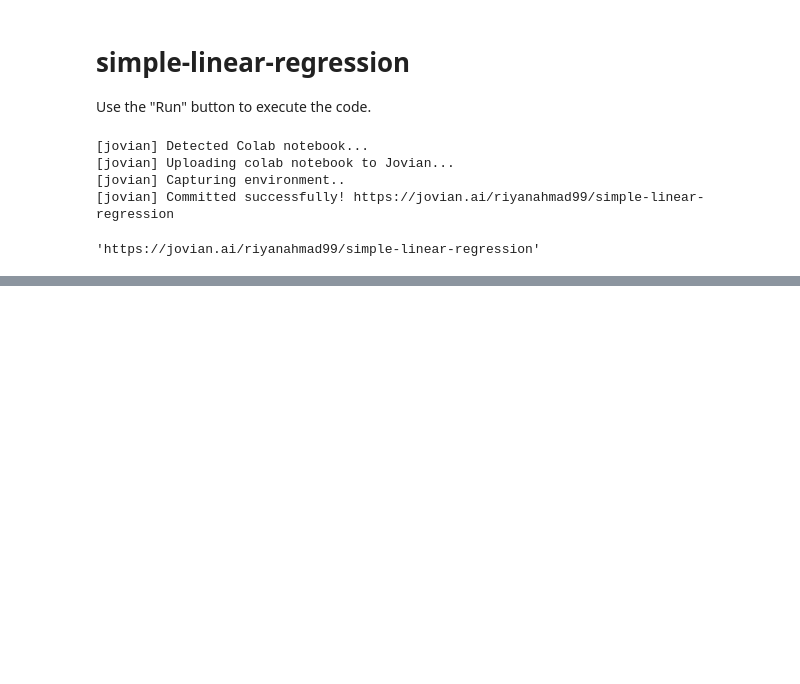
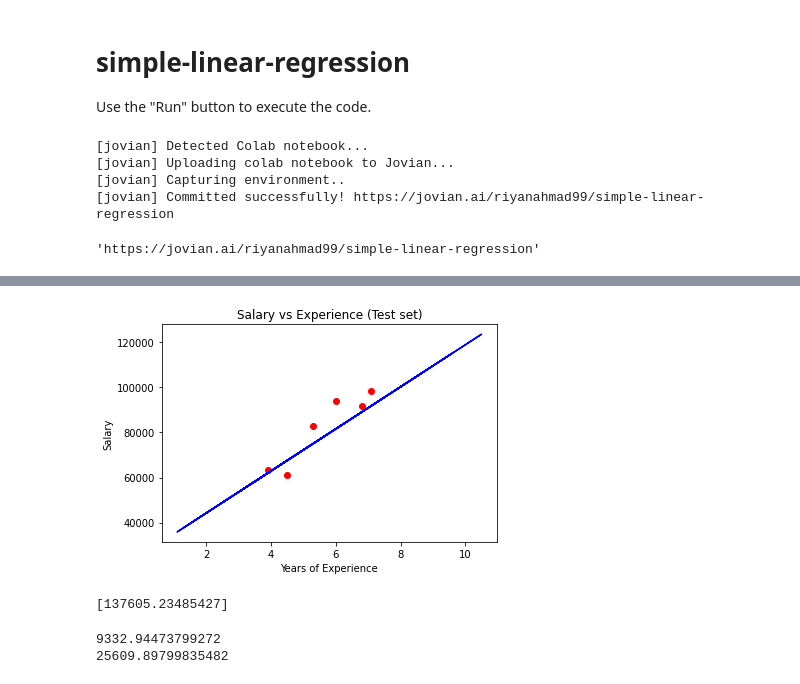
Before and after one commit to dexterrxx31/Machine-Learning, a Jupyter notebook: simple_linear_regression.ipynb, the cells around one changed output, grey strips where cells are left out. Saved outputs shown, nothing was run; the diff lists cells and outputs as text; code cells hidden in the pictures; blank space fills up the shorter version.

```diff
--- a/simple_linear_regression.ipynb
+++ b/simple_linear_regression.ipynb
@@ -26,0 +107,19 @@ jovian.commit(project="simple-linear-regression")
+# %%
+plt.scatter(x_test , y_test , color = "red")
+plt.plot(x_train , y_train_pred , color = "blue")
+plt.title("Salary vs Experience (Test set)")
+plt.xlabel("Years of Experience")
+plt.ylabel("Salary")
+plt.show()
+# %% [output]
+[figure, added]
+# %%
+print(regressor.predict([[12]]))
+# %% [output]
+[137605.23485427]
+# %%
+print(regressor.coef_[0])
+print(regressor.intercept_)
+# %% [output]
+9332.94473799272
+25609.89799835482
```
Also changed, not shown: parts of 19 cells of this notebook.
